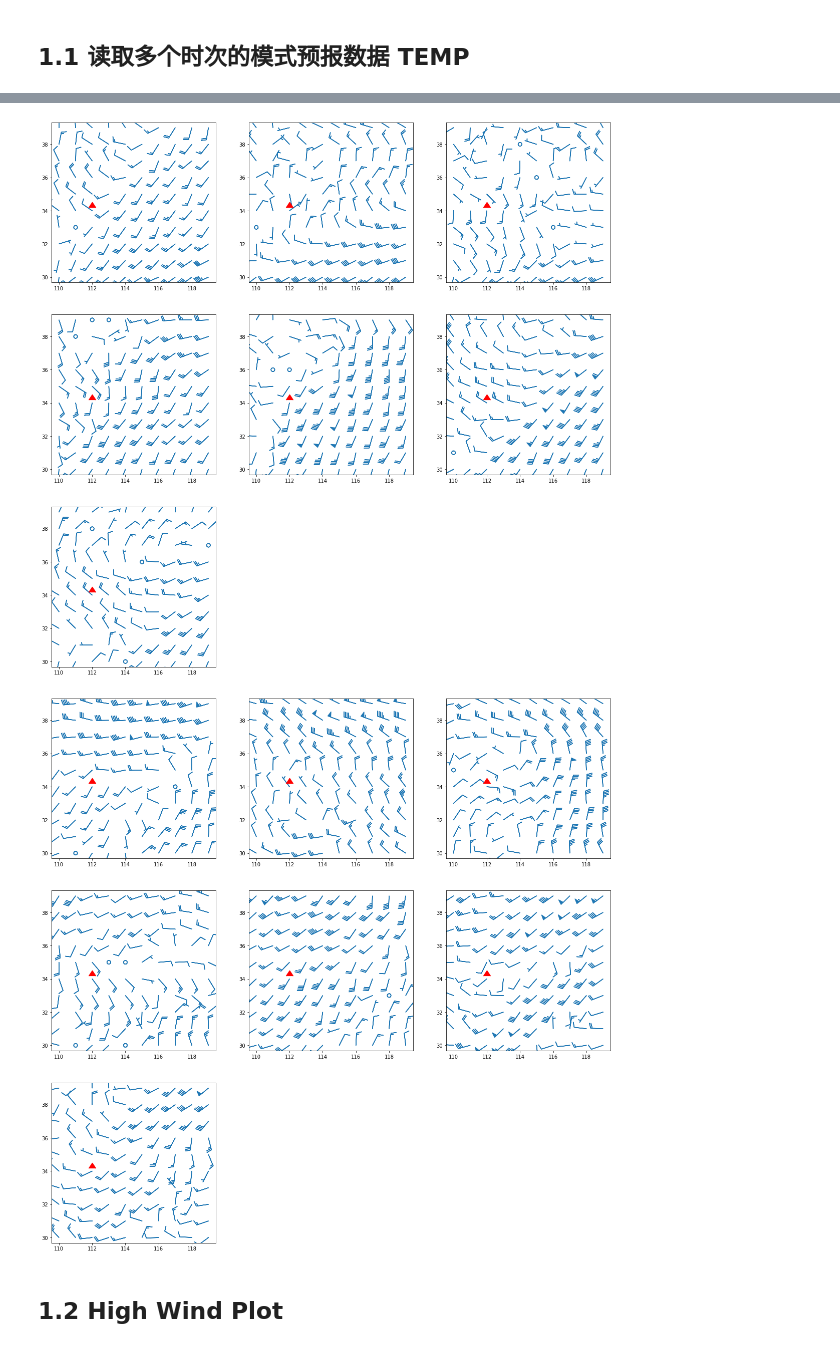
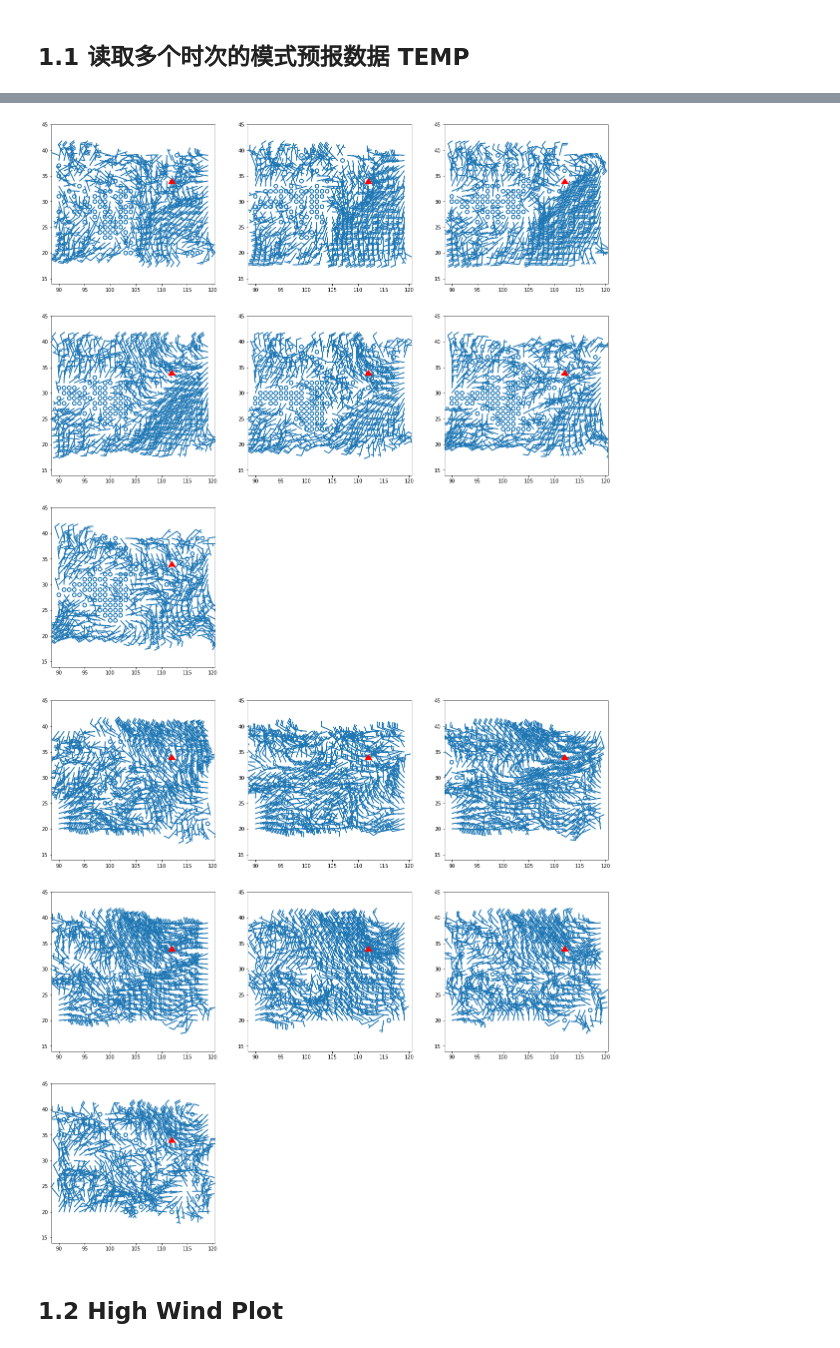
Before and after one commit to likev/weather-plot, a Jupyter notebook: Wind.ipynb, the cells around one changed output, grey strips where cells are left out. Saved outputs shown, nothing was run; the diff lists cells and outputs as text; code cells hidden in the pictures.

```diff
--- a/Wind.ipynb
+++ b/Wind.ipynb
@@ -37,7 +34,7 @@ xr.set_options(display_style="text")
 directory850 = "ECMWF_HR/WIND/850"
 directory500 = "ECMWF_HR/WIND/500"
 fhours = np.arange(0, 168, 24)
-filenames = ['22062220.'+'%03d'%(fhour) for fhour in fhours]
+filenames = ['22062420.'+'%03d'%(fhour) for fhour in fhours]
 Wind850 = get_model_grids(directory850, filenames, varname='WIND', varattrs={'long_name':'850hPa Wind', 'units':'m/s'}, cache=False)
 Wind500 = get_model_grids(directory500, filenames, varname='WIND', varattrs={'long_name':'500hPa Wind', 'units':'m/s'}, cache=False)
 # %% [output]
@@ -63,10 +60,10 @@ Attributes:
     Origin:       MICAPS Cassandra DB
 # %%
 # 绘制图像
-left = 110
+left = 90
 right=120
 top = 40
-bottom = 30
+bottom = 20
 
 Wind850 = Wind850.isel(level=0).sel(lon=np.arange(left,right,1),lat=np.arange(bottom,top,1), method="nearest")
 
@@ -75,7 +72,7 @@ fig = plt.figure(figsize=(20, 20))
 index = 0
 for row in range(0,100):
     for col in range(0, 3):
-        if index >= Wind850.dims['time']:
+        if index >= Wind850.sizes['time']:
             break
 
         latestEC = Wind850.isel(time=index)
@@ -88,36 +85,36 @@ for row in range(0,100):
         index = index + 1
         ax = fig.add_subplot(3,3, index)
 
         ax.barbs(latestEC.lon, latestEC.lat, ecU850, ecV850, barb_increments={'half':2, 'full':4, 'flag':20}, barbcolor='C0', flagcolor='C0', length=7, linewidth=1.5)
         ax.axis('equal')
         ax.scatter(112, 34.5, s=200, c='red', marker=6)
 
 
 Wind500 = Wind500.isel(level=0).sel(lon=np.arange(left,right,1),lat=np.arange(bottom,top,1), method="nearest")
 
 fig = plt.figure(figsize=(20, 20))
 
 index = 0
 for row in range(0,100):
     for col in range(0, 3):
-        if index >= Wind500.dims['time']:
+        if index >= Wind500.sizes['time']:
             break
 
         latestEC = Wind500.isel(time=index)
 
         angle = (270 - latestEC.angle) * np.pi / 180
 
         ecU500 = latestEC.speed * np.cos(angle)
         ecV500 = latestEC.speed * np.sin(angle)
 
         index = index + 1
         ax = fig.add_subplot(3,3, index)
         ax.barbs(latestEC.lon, latestEC.lat, ecU500 - ecU850, ecV500 - ecV850, barb_increments={'half':2, 'full':4, 'flag':20}, barbcolor='C0', flagcolor='C0', length=7, linewidth=1.5)
         ax.axis('equal')
         ax.scatter(112, 34.5, s=200, c='red', marker=6)
 # %% [output]
-[figure, old version]
+[figure, new version]
-[figure, old version]
+[figure, new version]
 # %% [markdown]
 ## 1.2 High Wind Plot
 # %%
```
Also changed, not shown: parts of 10 cells of this notebook, 3 other files.
